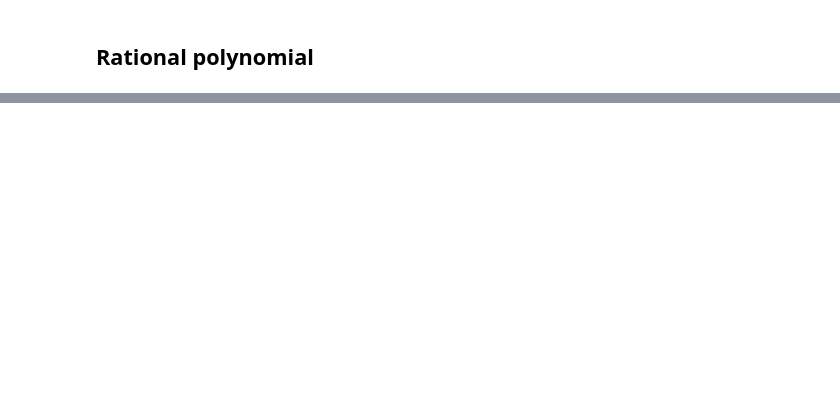
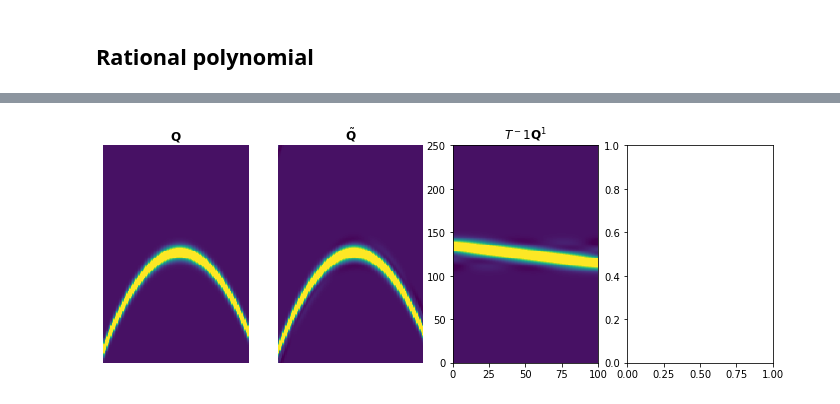
Before and after one commit to beatazor/low-rank-transport, a Jupyter notebook: notebooks/NN_poly_ratio_cubic.ipynb, the cells around one changed output, grey strips where cells are left out. Drawn from its saved outputs; the diff is of its cells as text; code cells hidden in the pictures; blank space fills up the shorter version.

```diff
--- a/notebooks/NN_poly_ratio_cubic.ipynb
+++ b/notebooks/NN_poly_ratio_cubic.ipynb
@@ -467,0 +513,19 @@ Text(0.5, 1.0, 'Snapshot with initial shift')
+# %%
+qmat = np.reshape(fields, [rows, cols])
+mu = rows * cols / (4 * np.sum(np.abs(qmat))) * 0.01
+lambd0 = 1 / np.sqrt(np.maximum(rows, cols)) * 1
+ret = shifted_POD_ADM(
+    qmat,
+    trafos,
+    nmodes_max=np.max(nmodes) + 10,
+    eps=1e-16,
+    Niter=10,
+    use_rSVD=True,
+    lambd=lambd0,
+    mu=mu,
+)
+sPOD_frames, qtilde, rel_err = ret.frames, ret.data_approx, ret.rel_err_hist
+qf = [
+    np.squeeze(np.reshape(frame.build_field(), data_shape))
+    for trafo, frame in zip(trafos, ret.frames)
+]
@@ -467,0 +544,27 @@ Text(0.5, 1.0, 'Snapshot with initial shift')
+# %%
+gridspec = {"width_ratios": [1, 1, 1, 1]}
+fig, ax = plt.subplots(1, 4, figsize=(12, 4), gridspec_kw=gridspec, num=101)
+mycmap = "viridis"
+vmin = np.min(qtilde) * 0.6
+vmax = np.max(qtilde) * 0.6
+
+ax[0].pcolormesh(qmat, vmin=vmin, vmax=vmax, cmap=mycmap)
+ax[0].set_title(r"$\mathbf{Q}$")
+# ax[0].axis("image")
+ax[0].axis("off")
+
+ax[1].pcolormesh(qtilde, vmin=vmin, vmax=vmax, cmap=mycmap)
+ax[1].set_title(r"$\tilde{\mathbf{Q}}$")
+# ax[0].axis("image")
+ax[1].axis("off")
+# the result is a list of the decomposed field.
+# each element of the list contains a frame of the decomposition.
+# If you want to plot the k-th frame use:
+# 1. frame
+plot_shifted = True
+k_frame = 0
+if plot_shifted:
+    ax[2].pcolormesh(qf[k_frame], vmin=vmin, vmax=vmax, cmap=mycmap)
+    ax[2].set_title(r"$T^" + str(-1) + "\mathbf{Q}^" + str(k_frame + 1) + "$")
+# %% [output]
+[figure, added]
```
Also changed, not shown: parts of 24 cells of this notebook.
